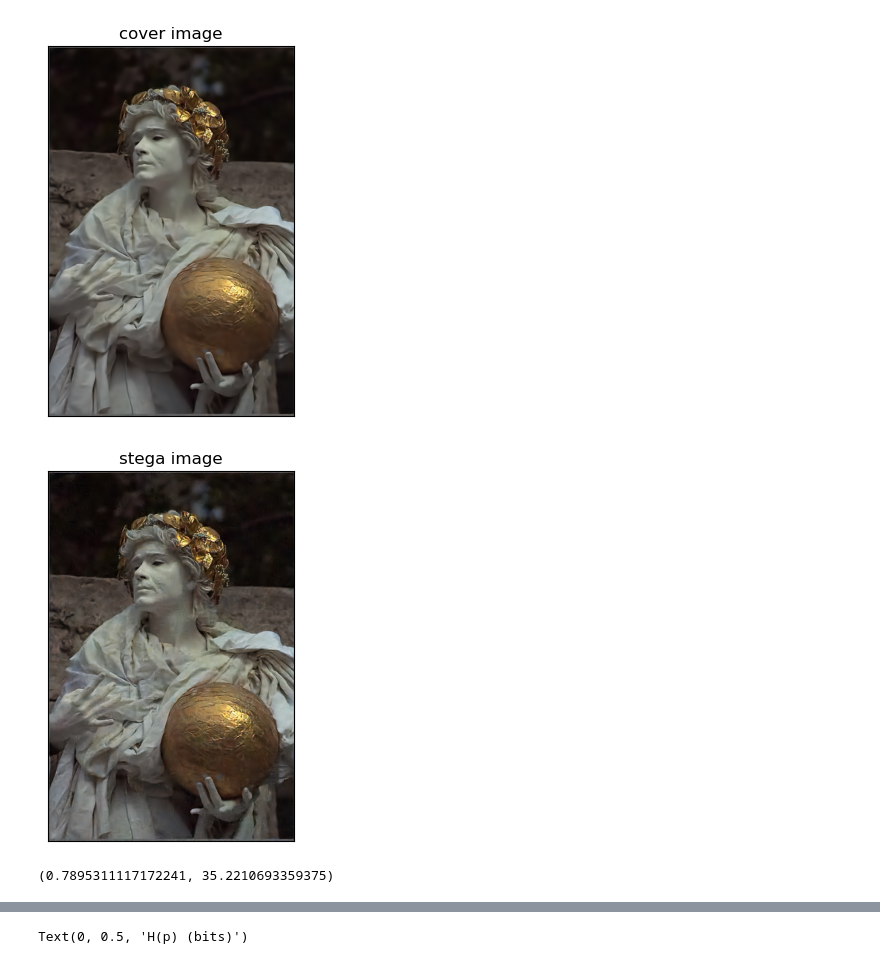
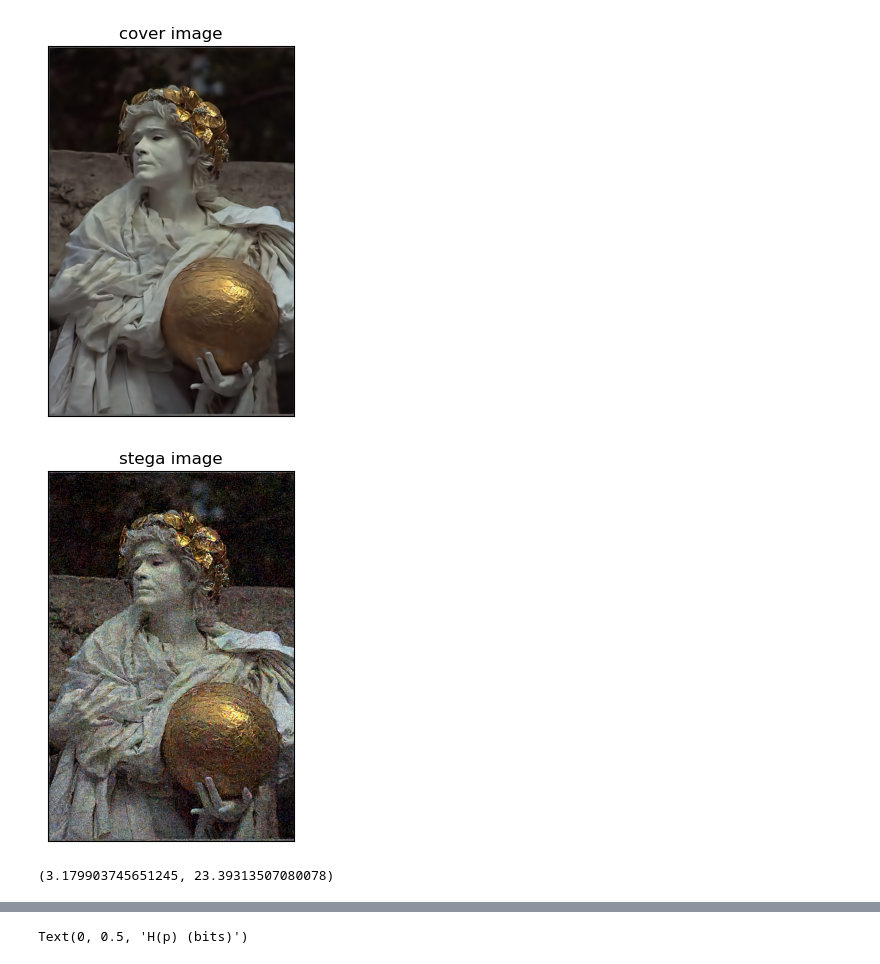
Before and after one commit to LucasSLD/steganography, a Jupyter notebook: demo.ipynb, the cells around one changed output, grey strips where cells are left out. Cells and saved outputs as stored; diff of their text form; code cells hidden in the pictures.

```diff
--- a/demo.ipynb
+++ b/demo.ipynb
@@ -9,7 +10,9 @@ model_path = "./checkpoints/baseline/iter_1590000.pth.tar"
 # %%
-test(model_path,selection,plot=True,stega=True,p=0.05)
+selection = np.random.choice(24,1)
+selection = [16]
+test(model_path,selection,plot=True,stega=True,p=0.3)
 # %% [output]
 [figure]
 [figure]
-[figure, old version]
+[figure, new version]
-(0.7895311117172241, 35.2210693359375)
+(3.179903745651245, 23.39313507080078)
```
Also changed, not shown: parts of 6 cells of this notebook, 1 other file.
